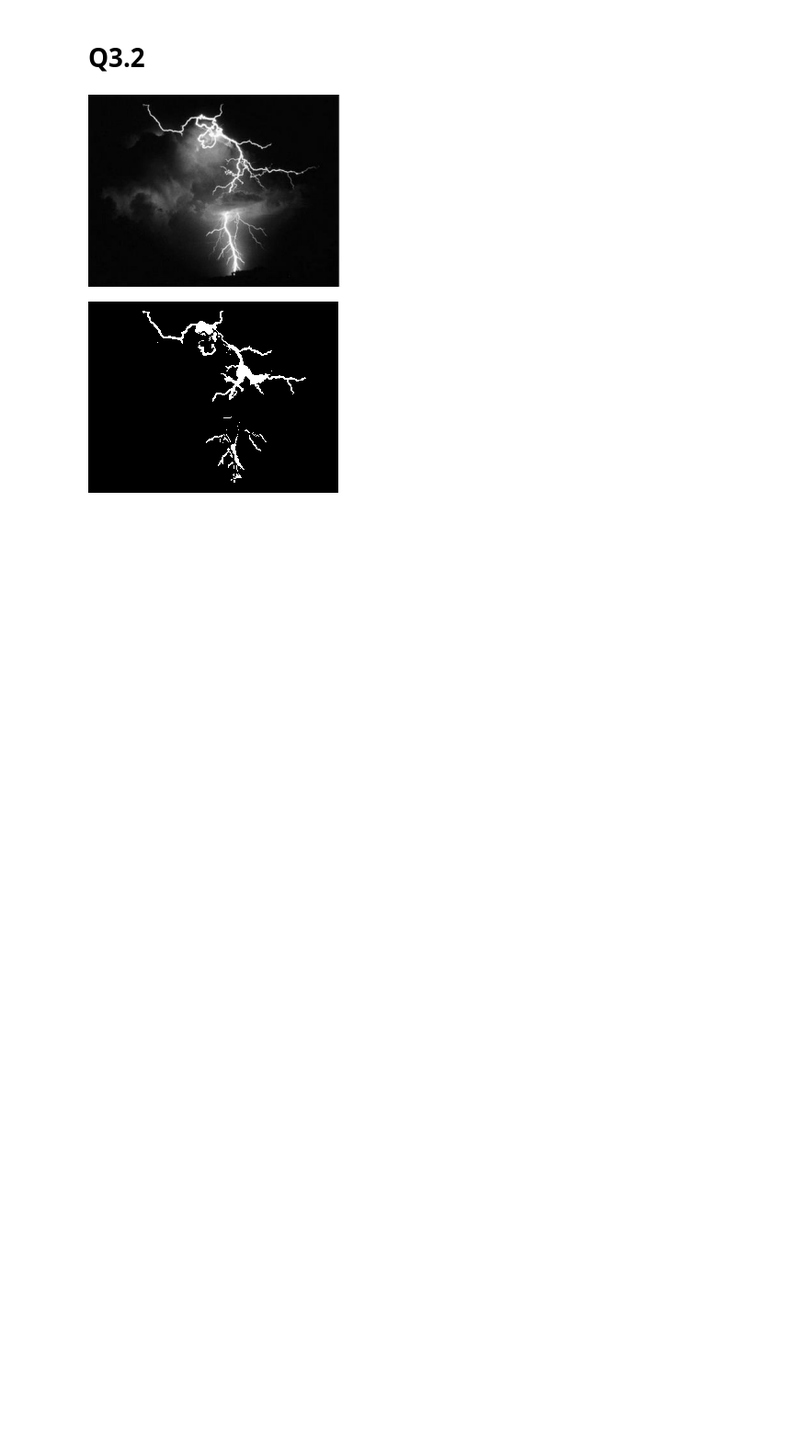
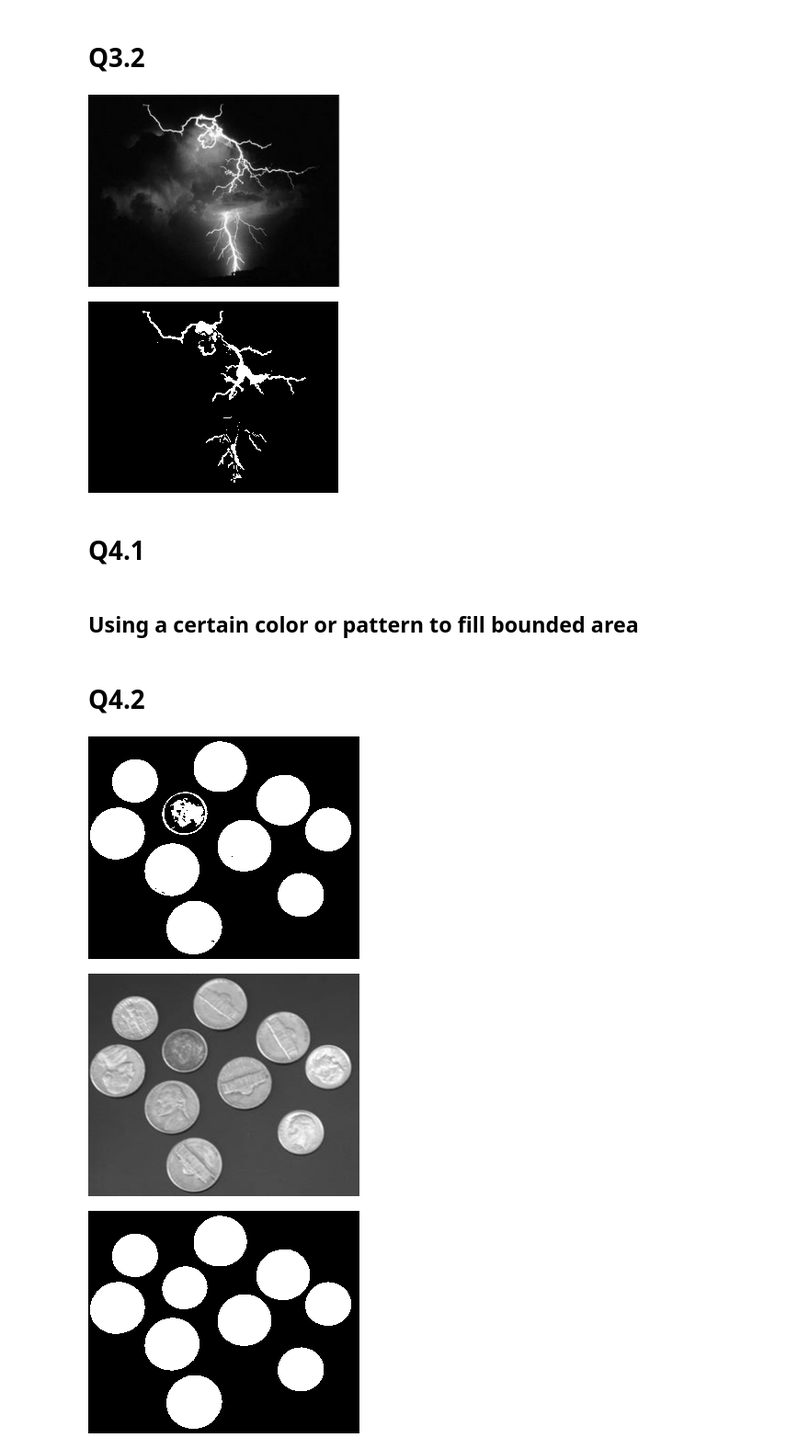
Before and after one commit to avner8943/bootcamp, a Jupyter notebook: DIP4.ipynb, the cells around one changed output. Shown: that part at 92% size. Drawn from its saved outputs; the diff is of its cells as text; code cells hidden in the pictures; blank space fills up the shorter version.

```diff
--- a/DIP4.ipynb
+++ b/DIP4.ipynb
@@ -140,3 +140,32 @@ cv2_imshow((binaryImg-1)*-255)
 # %% [output]
 [figure]
 [figure]
+# %% [markdown]
+# Q4.1
+# %% [markdown]
+## Using a certain color or pattern to fill bounded area
+# %% [markdown]
+# Q4.2
+# %%
+im = cv2.imread('/content/coins.png', cv2.IMREAD_GRAYSCALE)
+
+
+thresh = 127
+im_b = cv2.threshold(im, thresh, 255, cv2.THRESH_BINARY)[1]
+
+cv2_imshow(im_b)
+
+
+contour,hier = cv2.findContours(im_b,cv2.RETR_CCOMP,cv2.CHAIN_APPROX_SIMPLE)
+
+for cnt in contour:
+    cv2.drawContours(im_b,[cnt],0,255,-1)
+
+cv2_imshow(im)
+
+
+cv2_imshow(im_b)
+# %% [output]
+[figure, added]
+[figure, added]
+[figure, added]
```
Also changed, not shown: parts of 4 cells of this notebook.
